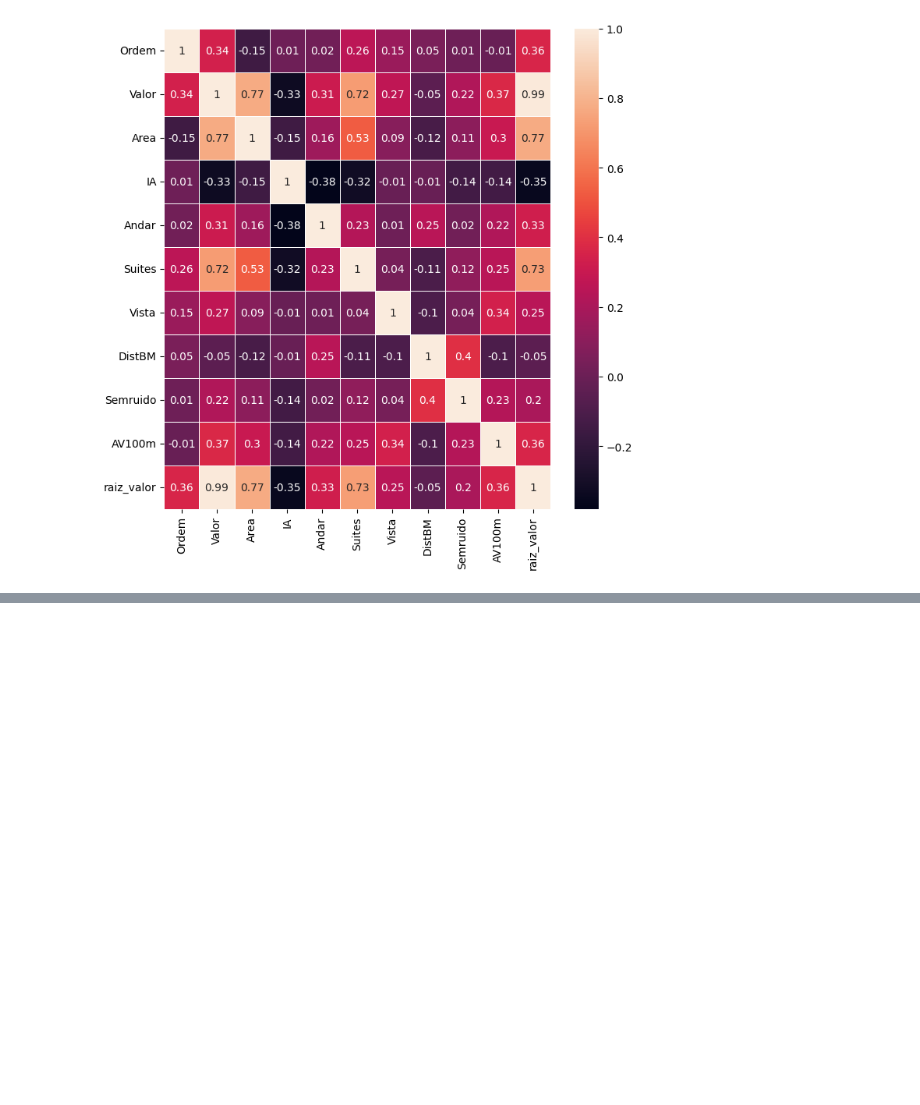
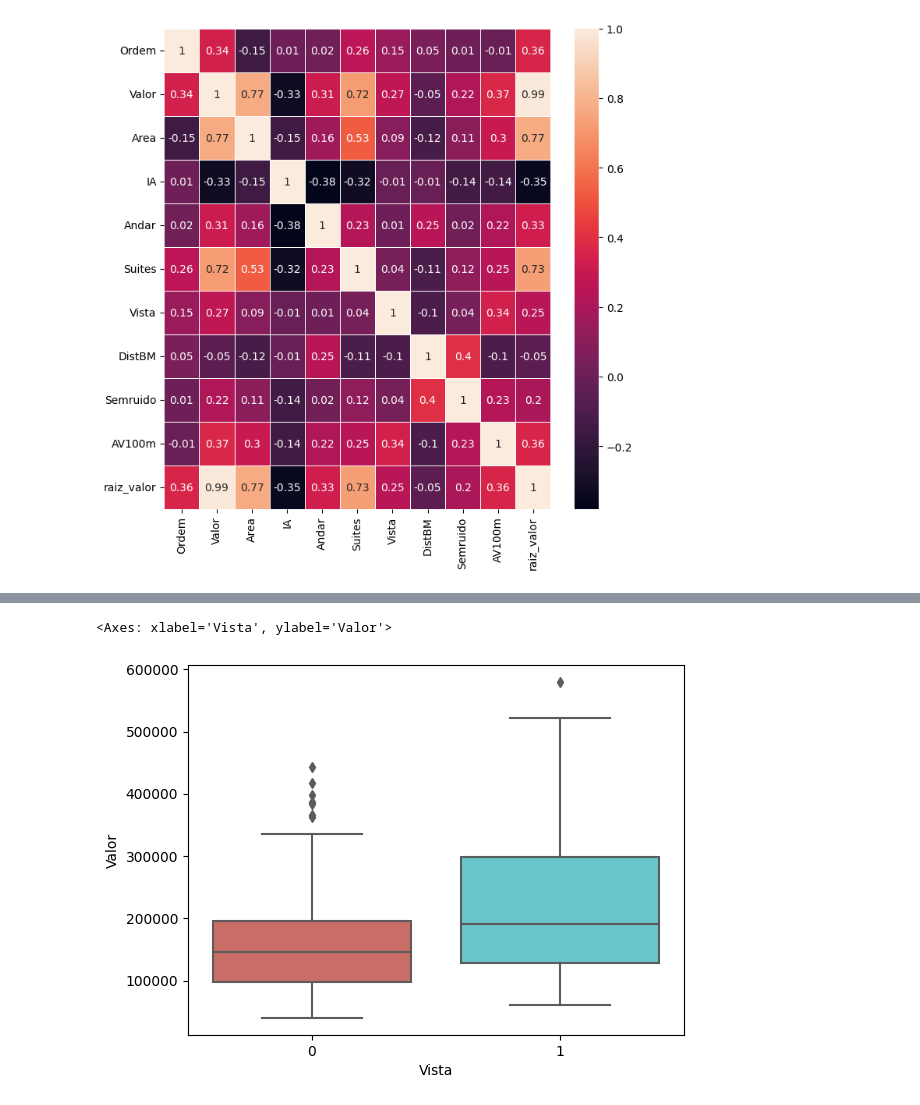
Before and after one commit to icarocarmona/pos-tech-dtat, a Jupyter notebook: f2_ml_and_time_series/ml_with_python/Aula_4_Avaliando_o_Melhor_Modelo_de_Regressão.ipynb, the cells around one changed output, grey strips where cells are left out. Saved outputs shown, nothing was run; the diff lists cells and outputs as text; code cells hidden in the pictures; blank space fills up the shorter version.

```diff
--- a/f2_ml_and_time_series/ml_with_python/Aula_4_Avaliando_o_Melhor_Modelo_de_Regressão.ipynb
+++ b/f2_ml_and_time_series/ml_with_python/Aula_4_Avaliando_o_Melhor_Modelo_de_Regressão.ipynb
@@ -135,0 +152,5 @@ sb.heatmap(data=correlation_matrix, annot=True, linewidths=.5, ax=ax)
+# %%
+sb.boxplot(data=imoveis, x="Vista", y="Valor", palette="hls")
+# %% [output]
+<Axes: xlabel='Vista', ylabel='Valor'>
+[figure, added]
```
Also changed, not shown: parts of 26 cells of this notebook.
